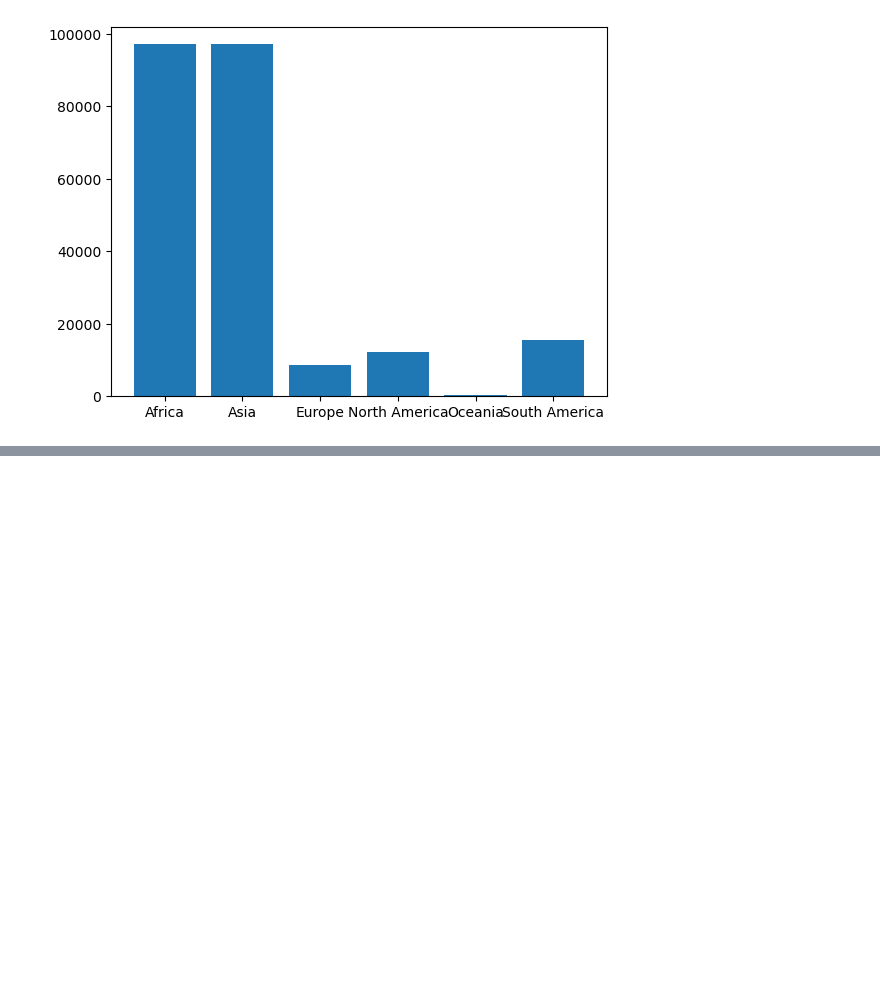
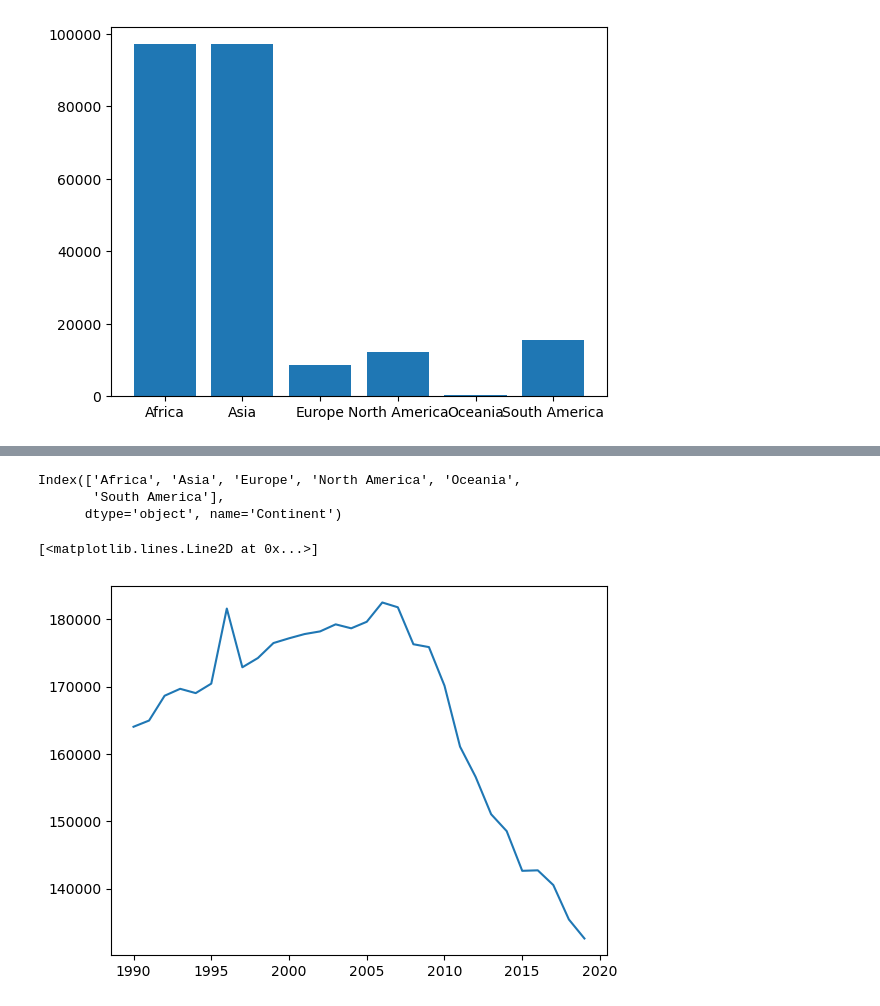
Before and after one commit to apanthari/project_1_group, a Jupyter notebook: exploration.ipynb, the cells around one changed output, grey strips where cells are left out. Drawn from its saved outputs; the diff is of its cells as text; code cells hidden in the pictures; blank space fills up the shorter version.

```diff
--- a/exploration.ipynb
+++ b/exploration.ipynb
@@ -174,0 +214,5 @@ plt.show()
+# %%
+#i need to get all the rows in the df that have 'Africa' in them
+africa = cause_death[cause_death['Continent'] == 'Africa']
+year_africa = africa.groupby('Year').sum()
+year_africa.head()
@@ -174,0 +228,11 @@ plt.show()
+# %%
+continent_year.index
+# %% [output]
+Index(['Africa', 'Asia', 'Europe', 'North America', 'Oceania',
+       'South America'],
+      dtype='object', name='Continent')
+# %%
+plt.plot(year_africa.index, year_africa['Meningitis'])
+# %% [output]
+[<matplotlib.lines.Line2D at 0x...>]
+[figure, added]
```
Also changed, not shown: parts of 20 cells of this notebook, 6 other files.
